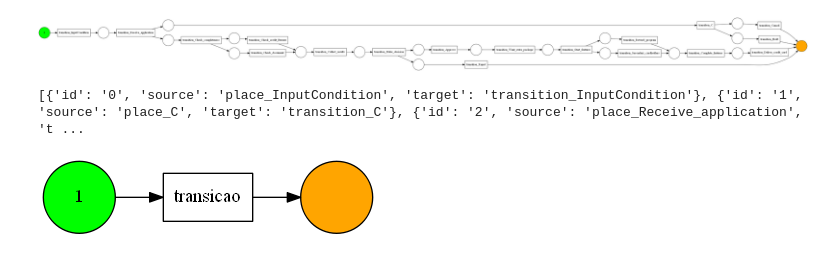
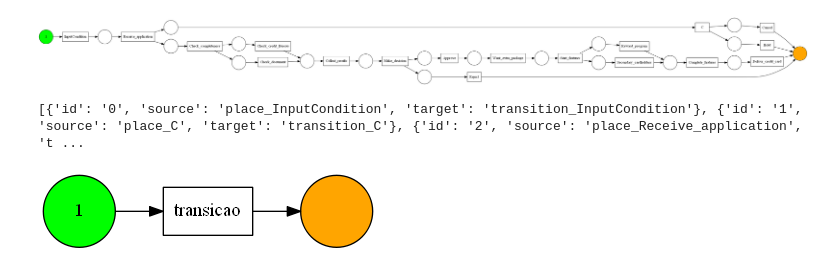
Before and after one commit to pedrogleta/yawl-to-pnml, a Jupyter notebook: yawl-to-petrinet.ipynb, the cells around one changed output. Cells and saved outputs as stored; diff of their text form; code cells hidden in the pictures.

Commit message:
remove unnecessary transition naming

```diff
--- a/yawl-to-petrinet.ipynb
+++ b/yawl-to-petrinet.ipynb
@@ -15,8 +15,8 @@ xmlns = '{http://www.yawlfoundation.org/yawlschema}'
 class Yawl:
     def __init__(self, file):
         self.root = ET.parse(file).getroot()
-        self.specification = root.find(xmlns + 'specification')
-        self.layout = root.find(xmlns + 'layout')
+        self.specification = self.root.find(xmlns + 'specification')
+        self.layout = self.root.find(xmlns + 'layout')
 
         self.decomposition = self.specification.find(xmlns + 'decomposition')
 
@@ -88,60 +88,60 @@ yawl = Yawl('credit-card-demo.yawl')
 conditionID = yawl.inputCondition.attrib['id']
 
 places.append({'id': 'place_' + conditionID, 'initialMarking': True})
-transitions.append({'id': 'transition_' + conditionID})
-arcs.append({'id': '0', 'source': 'place_' + conditionID, 'target': 'transition_' + conditionID})
+transitions.append({'id': conditionID})
+arcs.append({'id': '0', 'source': 'place_' + conditionID, 'target': conditionID})
 
 i = 1
 for condition in yawl.conditions:
     conditionID = condition.attrib['id']
 
     places.append({'id': 'place_' + conditionID, 'initialMarking': False})
-    transitions.append({'id': 'transition_' + conditionID})
-    arcs.append({'id': str(i), 'source': 'place_' + conditionID, 'target': 'transition_' + conditionID})
+    transitions.append({'id': conditionID})
+    arcs.append({'id': str(i), 'source': 'place_' + conditionID, 'target': conditionID})
 
     i += 1
 
 for task in yawl.tasks:
     taskID = task.attrib['id']
     places.append({'id': 'place_' + taskID, 'initialMarking': False})
-    transitions.append({'id': 'transition_' + taskID})
-    arcs.append({'id': str(i), 'source': 'place_' + taskID, 'target': 'transition_' + taskID})
+    transitions.append({'id': taskID})
+    arcs.append({'id': str(i), 'source': 'place_' + taskID, 'target': taskID})
 
     i += 1
 
 for outputCondition in yawl.outputConditions:
     conditionID = outputCondition.attrib['id']
 
     places.append({'id': 'place_' + conditionID, 'initialMarking': False})
 
 #Connect Arcs
 for transition in transitions:
-    transitionID = transition['id'].replace('transition_', '')
+    transitionID = transition['id']
 
     for element in yawl.allElements:
         if element.attrib['id'] == transitionID:
             break
 
     placeIDs = []
 
     flowsIntos = element.findall(xmlns + 'flowsInto')
     for flowsInto in flowsIntos:
         placeIDs.append('place_' + flowsInto.find(xmlns + 'nextElementRef').attrib['id'])
 
 
     for placeID in placeIDs:
-        arcs.append({'id': str(i), 'source': 'transition_' + transitionID, 'target': placeID})
+        arcs.append({'id': str(i), 'source': transitionID, 'target': placeID})
         i += 1
 
 
 pnml = Pnml(places, transitions, arcs)
 pnml.writePnml('yawl.pnml')
 
 net, initial_marking, final_marking = pnml_importer.apply('yawl.pnml')
 gviz = pn_visualizer.apply(net, initial_marking, final_marking)
 pn_visualizer.view(gviz)
 # %% [output]
-[figure, old version]
+[figure, new version]
 # %%
 print(arcs)
 # %% [output]
```
Also changed, not shown: parts of 1 cell of this notebook, 1 other file.
